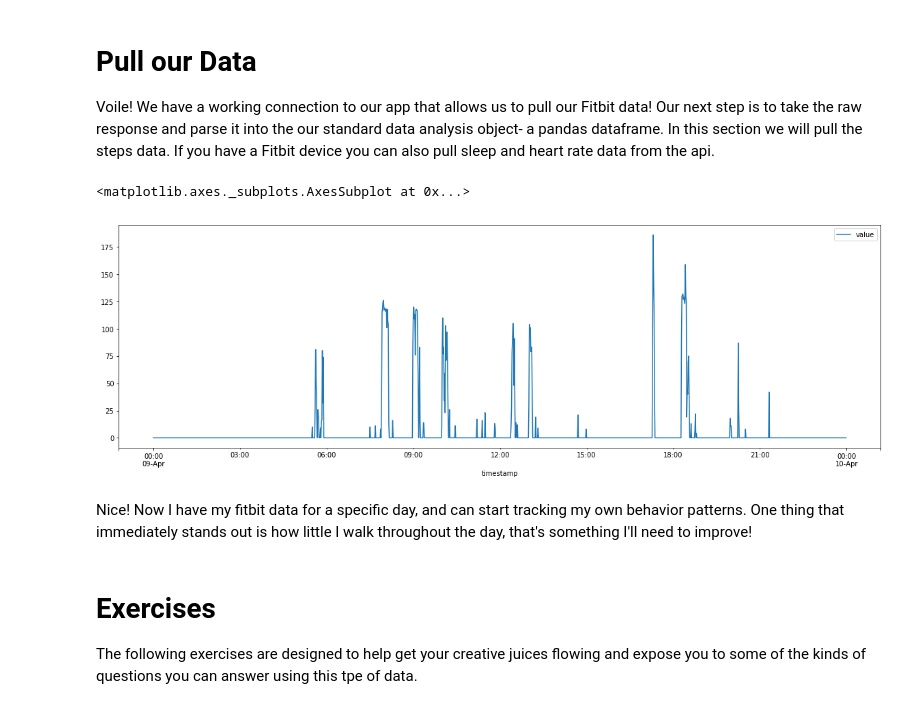
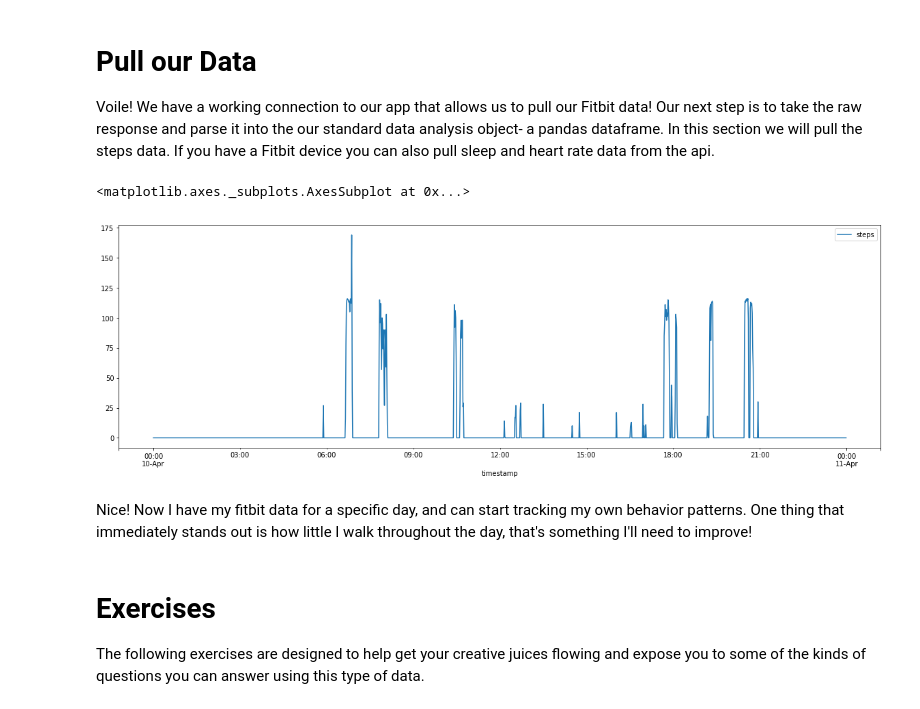
Before and after one commit to evidation-health/EvidationDataScienceModule, a Jupyter notebook: notebooks/Personal-Fitbit-App.ipynb, the cells around one changed output. Cells and saved outputs as stored; diff of their text form; code cells hidden in the pictures.

Commit message:
Add exercises

```diff
--- a/notebooks/Personal-Fitbit-App.ipynb
+++ b/notebooks/Personal-Fitbit-App.ipynb
@@ -87,15 +87,16 @@ def pull_date_activity(connection, date_string, endpoint='activities/steps'):
     df['timestamp'] = pd.to_datetime(df.timestamp)
     df.drop(columns='time', inplace=True)
     df.set_index('timestamp', inplace=True)
+    df.rename(columns={'value': act_type}, inplace=True)
     return df
 # %%
-pull_date_activity(auth2_client, '2018-04-09').plot(figsize=(20, 6))
+pull_date_activity(auth2_client, '2018-04-10').plot(figsize=(20, 6))
 # %% [output]
 <matplotlib.axes._subplots.AxesSubplot at 0x...>
-[figure, old version]
+[figure, new version]
 # %% [markdown]
 Nice! Now I have my fitbit data for a specific day, and can start tracking my own behavior patterns. One thing that immediately stands out is how little I walk throughout the day, that's something I'll need to improve!
 # %% [markdown]
 # Exercises
 
-The following exercises are designed to help get your creative juices flowing and expose you to some of the kinds of questions you can answer using this tpe of data.
+The following exercises are designed to help get your creative juices flowing and expose you to some of the kinds of questions you can answer using this type of data.
```
Also changed, not shown: parts of 22 cells of this notebook.
